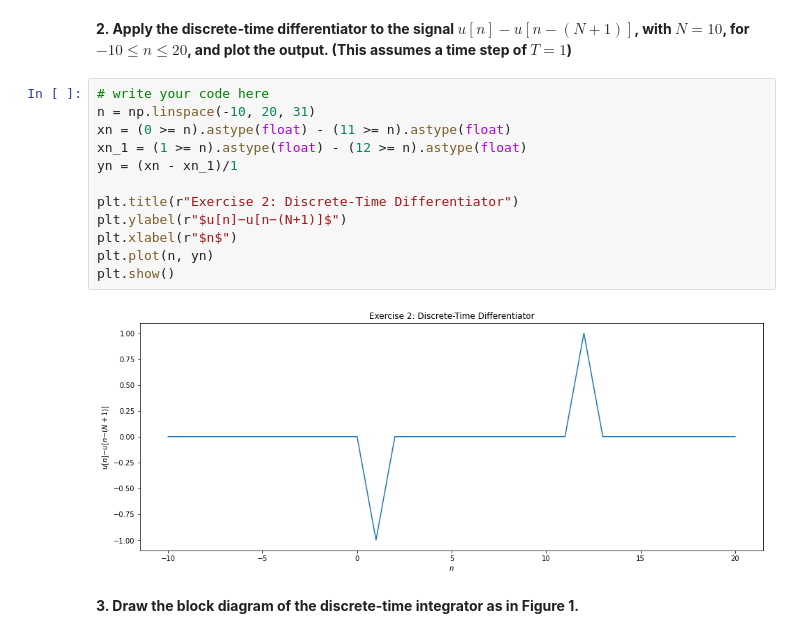
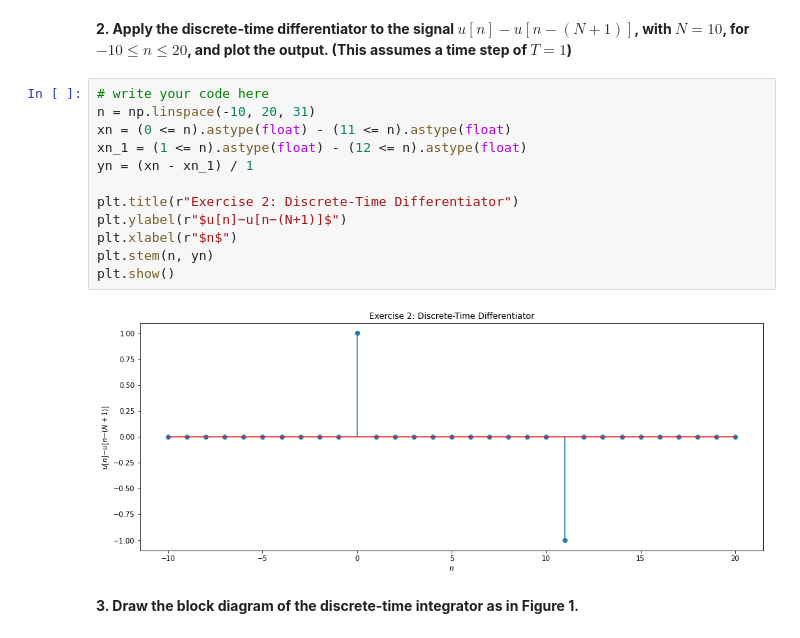
Before and after one commit to cdavin2/dsp_lab02, a Jupyter notebook: lab02_instructions.ipynb, the cells around one changed output. Saved outputs shown, nothing was run; the diff lists cells and outputs as text.

```diff
--- a/lab02_instructions.ipynb
+++ b/lab02_instructions.ipynb
@@ -85,17 +88,17 @@ insert your diagram here
 # %%
 # write your code here
 n = np.linspace(-10, 20, 31)
-xn = (0 >= n).astype(float) - (11 >= n).astype(float)
-xn_1 = (1 >= n).astype(float) - (12 >= n).astype(float)
-yn = (xn - xn_1)/1
+xn = (0 <= n).astype(float) - (11 <= n).astype(float)
+xn_1 = (1 <= n).astype(float) - (12 <= n).astype(float)
+yn = (xn - xn_1) / 1
 
 plt.title(r"Exercise 2: Discrete-Time Differentiator")
 plt.ylabel(r"$u[n]−u[n−(N+1)]$")
 plt.xlabel(r"$n$")
-plt.plot(n, yn)
+plt.stem(n, yn)
 plt.show()
 # %% [output]
-[figure, old version]
+[figure, new version]
 # %% [markdown]
 **3. Draw the block diagram of the discrete-time integrator as in Figure 1.**
 # %% [markdown]
```
Also changed, not shown: parts of 8 cells of this notebook.
